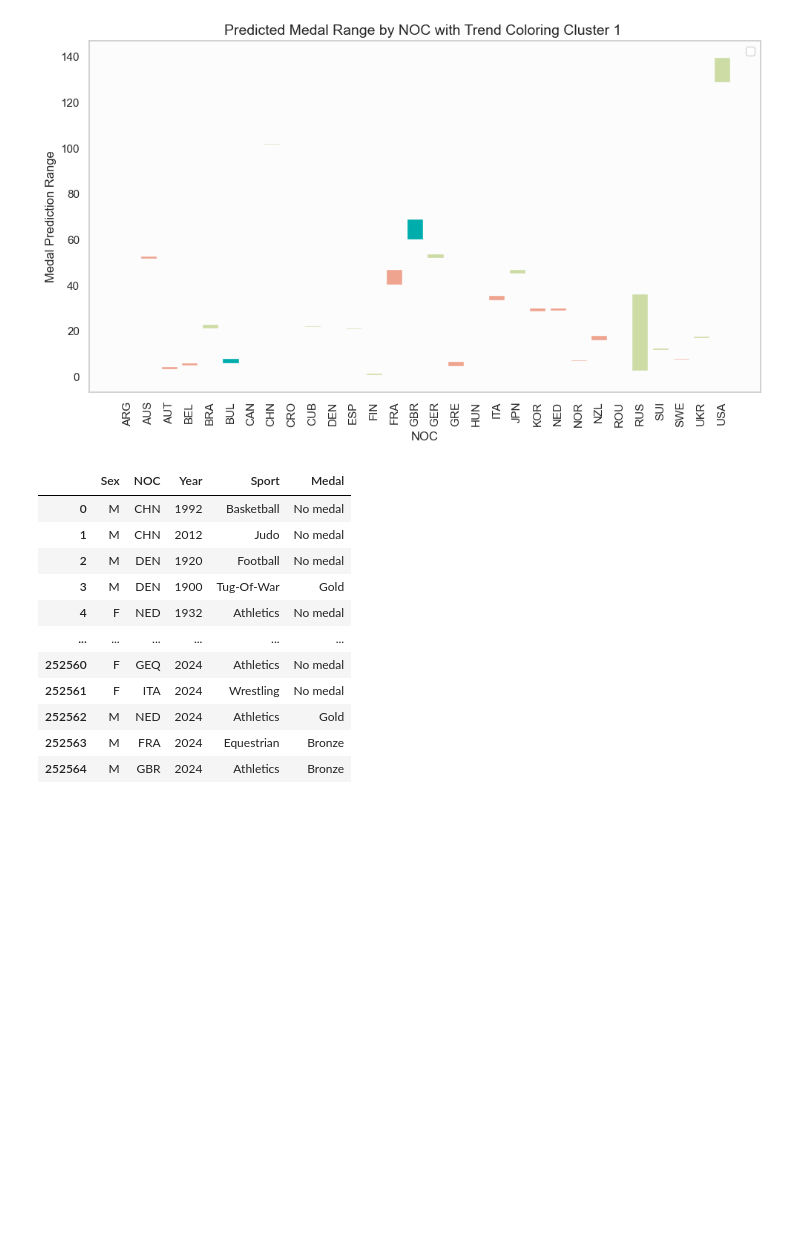
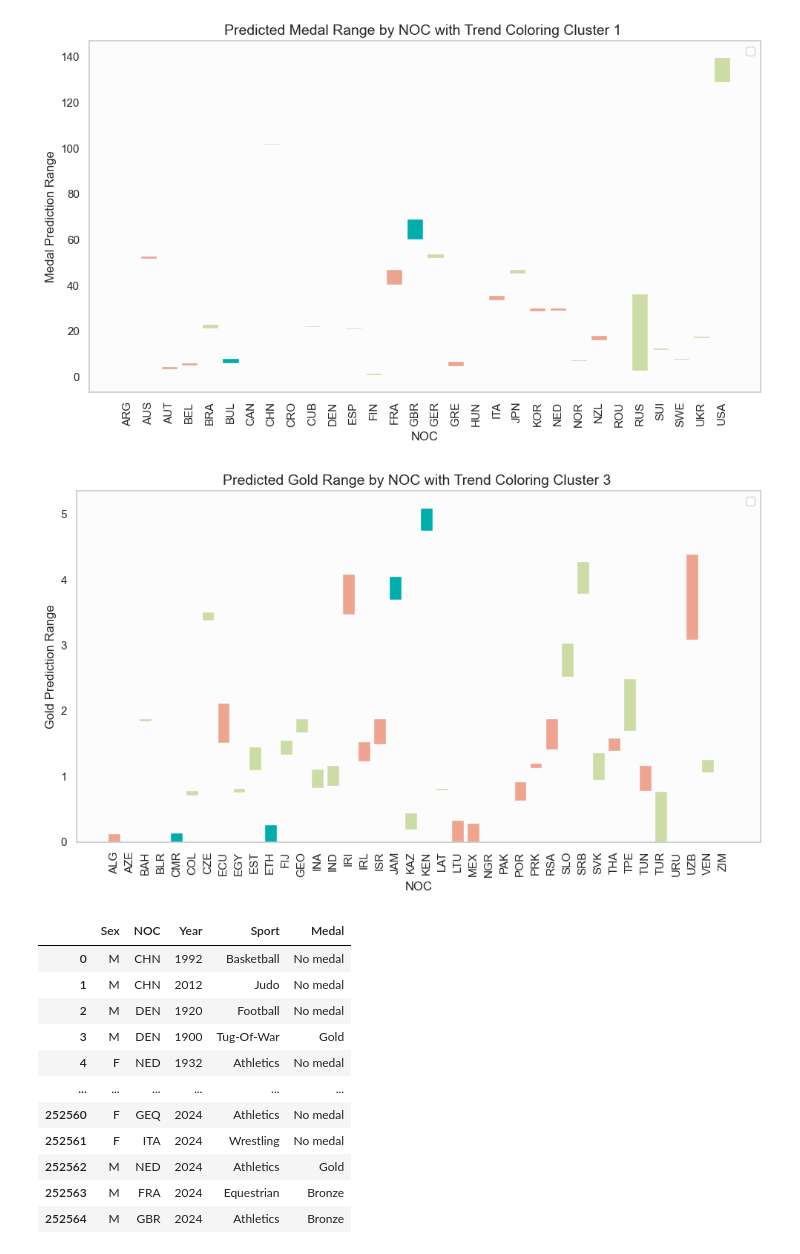
Before and after one commit to rainbowyuyu/MCM, a Jupyter notebook: model_and_code/question1.ipynb, the cells around one changed output. Saved outputs shown, nothing was run; the diff lists cells and outputs as text; code cells hidden in the pictures; blank space fills up the shorter version.

```diff
--- a/model_and_code/question1.ipynb
+++ b/model_and_code/question1.ipynb
@@ -1995,6 +1995,63 @@ plt.tight_layout()  # Automatically adjust subplots to fill the entire figure ar
 plt.show()
 # %% [output]
 [figure]
+# %%
+import matplotlib.pyplot as plt
+import numpy as np
+import seaborn as sns
+
+classify = 2
+# Set Seaborn style (clean and professional appearance)
+sns.set(style="whitegrid", palette="muted")
+
+# 生成柱状图
+fig, ax = plt.subplots(figsize=(10, 6))
+
+# 为每一行绘制柱状图
+for idx, row in medal_result.iterrows():
+    # 根据 NOC 列作为 X 轴
+    noc = row['NOC']
+    if noc not in clustered_nocs[classify]:
+        continue
+    # 获取 Predicted Medal_1 和 Predicted Medal_2 的值
+    start_value = row['Predicted Gold_1']
+    end_value = row['Predicted Gold_2']
+
+    # 根据 Trend 列的值来设置颜色
+    if row['Trend'] == 'increasing':
+        color = '#cddca5'  # 绿色
+    elif row['Trend'] == 'decreasing':
+        color = '#efa490'  # 红色
+    else:
+        color = '#00adad'  # 蓝绿色
+
+    # 绘制柱状图，添加灰色边框
+    ax.bar(noc, end_value - start_value, bottom=start_value, color=color, edgecolor='#FCFCFC')
+
+
+# 添加标题和标签
+ax.set_title(f'Predicted Gold Range by NOC with Trend Coloring Cluster {classify+1} ', fontsize=14)
+ax.set_xlabel('NOC', fontsize=12)
+ax.set_ylabel('Gold Prediction Range', fontsize=12)
+
+# 显示图形
+plt.xticks(rotation=90)  # 旋转 NOC 标签以便于查看
+
+# Set the background color for the plot
+plt.gca().set_facecolor('#FCFCFC')
+
+# Display the grid lines
+plt.grid(False)
+
+# Add a legend (optional, but can be adjusted)
+plt.legend()
+plt.savefig(f'../res/graph/gold{classify+1}.png', dpi=300, bbox_inches='tight')
+
+# Display the plot
+plt.tight_layout()  # Automatically adjust subplots to fill the entire figure area
+plt.show()
+# %% [output]
+[figure, added]
 # %%
 athletes_key
 # %% [output]
```
Also changed, not shown: 3 other files.
